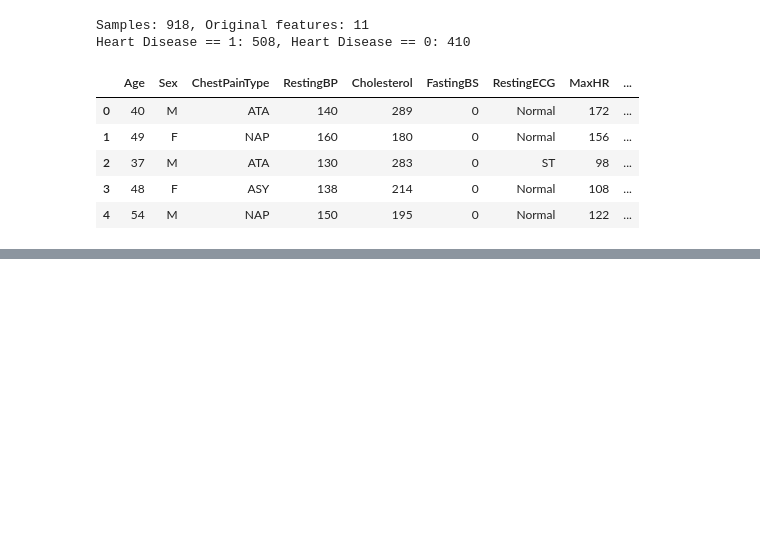
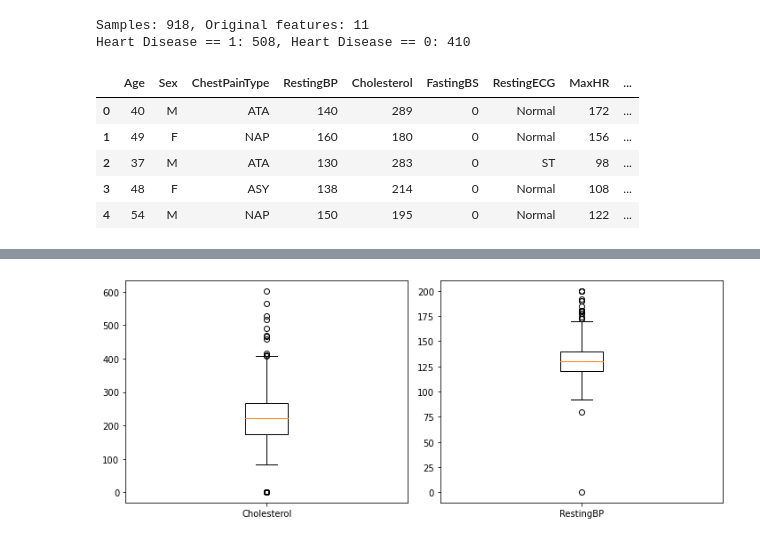
Before and after one commit to antonionicampos/heart-disease, a Jupyter notebook: NN_models.ipynb, the cells around one changed output, grey strips where cells are left out. Cells and saved outputs as stored; diff of their text form; code cells hidden in the pictures; blank space fills up the shorter version.

```diff
--- a/NN_models.ipynb
+++ b/NN_models.ipynb
@@ -124,3 +134,12 @@ Test data:  184 samples         label counts: [ 82 102]
+# %%
+fig, ax = plt.subplots(1, 2, figsize=(10, 4))
+for idx, column in enumerate(['Cholesterol', 'RestingBP']):
+    ax[idx].boxplot(X_onehot[column], labels=[column])
+
+plt.tight_layout()
+plt.show()
+# %% [output]
+[figure, added]
 # %%
 print('Valor para 95% de confiança na correlação: ', end='')
 r95 = 2 / (np.sqrt(X_norm.shape[0]))
```
Also changed, not shown: parts of 14 cells of this notebook.
